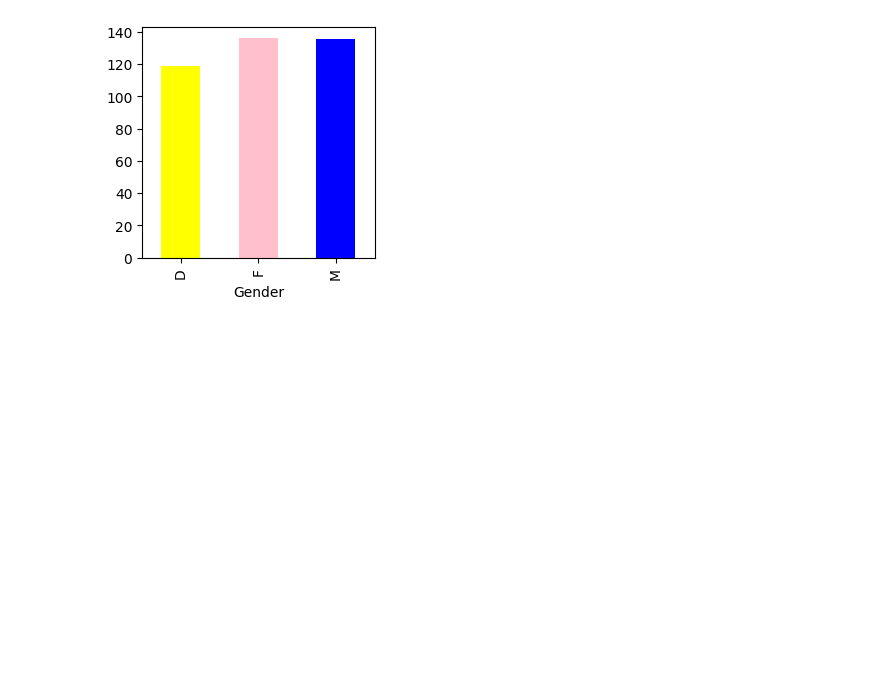
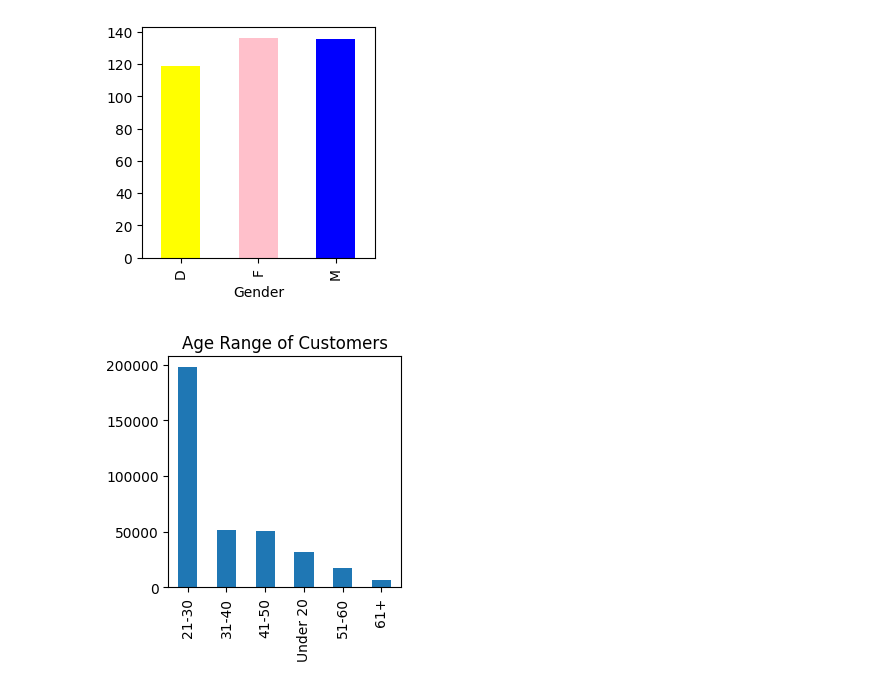
Before and after one commit to h102136/fashion_market_anaylsis, a Jupyter notebook: analysis.ipynb, the cells around one changed output. Cells and saved outputs as stored; diff of their text form; code cells hidden in the pictures; blank space fills up the shorter version.

Commit message:
age analysis

```diff
--- a/analysis.ipynb
+++ b/analysis.ipynb
@@ -2,7 +2,9 @@
 import pandas as pd
 sales = pd.read_csv('cleaned data/sales_c.csv', encoding = 'utf-8', dtype = {'Quantity':'Int8', 'Store ID':'Int8', 'Employee ID':'Int8'})
 group_sales = pd.read_csv('cleaned data/group_sales_c.csv', encoding = 'utf-8', dtype = {'Quantity':'Int8', 'Store ID':'Int8', 'Employee ID':'Int8'})
-customers = pd.read_csv('cleaned data/customers_c.csv', encoding = 'utf-8', dtype = {'Customer ID':'Int32', 'Gender':'category'})
+customers = pd.read_csv('cleaned data/customers_c.csv', encoding = 'utf-8',
+                        usecols = ['Customer ID', 'Name', 'City', 'Gender', 'Date Of Birth'],
+                        dtype = {'Customer ID':'Int32', 'Gender':'category'})
 employees = pd.read_csv('cleaned data/employees_c.csv', encoding = 'utf-8', dtype = {'Employee ID':'Int16', 'Store ID':'Int8'})
 products = pd.read_csv('cleaned data/products_c.csv', encoding = 'utf-8', dtype = {'Product ID':'Int32', 'Category':'category'})
 stores = pd.read_csv('cleaned data/stores_c.csv', encoding = 'utf-8', dtype = {'Store ID':'Int8', 'Number of Employees':'Int8'})
@@ -197,3 +199,22 @@ gs_c.groupby('Gender')['Invoice Total'].mean().plot.bar(figsize = (3,3), color =
 # %% [output]
 <Axes: xlabel='Gender'>
 [figure]
+# %%
+# calculate the age of customers
+import datetime
+customers = customers.astype({'Date Of Birth':'datetime64[ns]'})
+current = datetime.datetime.now()
+customers['Age'] = customers.apply(lambda x:(current.year) - (x['Date Of Birth'].year), axis = 1)
+
+# range of age
+bins = [0, 20, 30, 40, 50, 60, 100]  # range
+labels = ['Under 20', '21-30', '31-40', '41-50', '51-60', '61+']
+
+customers['Age Group'] = pd.cut(customers['Age'], bins=bins, labels=labels, right=False)
+customers['Age Group'].value_counts().plot.bar(figsize = (3,3), title = 'Age Range of Customers', xlabel = '')
+
+# merge 'customers' and 'group_sales' for analysis in Power BI
+gs_c = group_sales.merge(customers, how = 'inner', on = 'Customer ID')
+gs_c.to_csv('cleaned data/gs_c.csv', encoding = 'utf-8', index = False)
+# %% [output]
+[figure, added]
```
Also changed, not shown: parts of 1 cell of this notebook.
